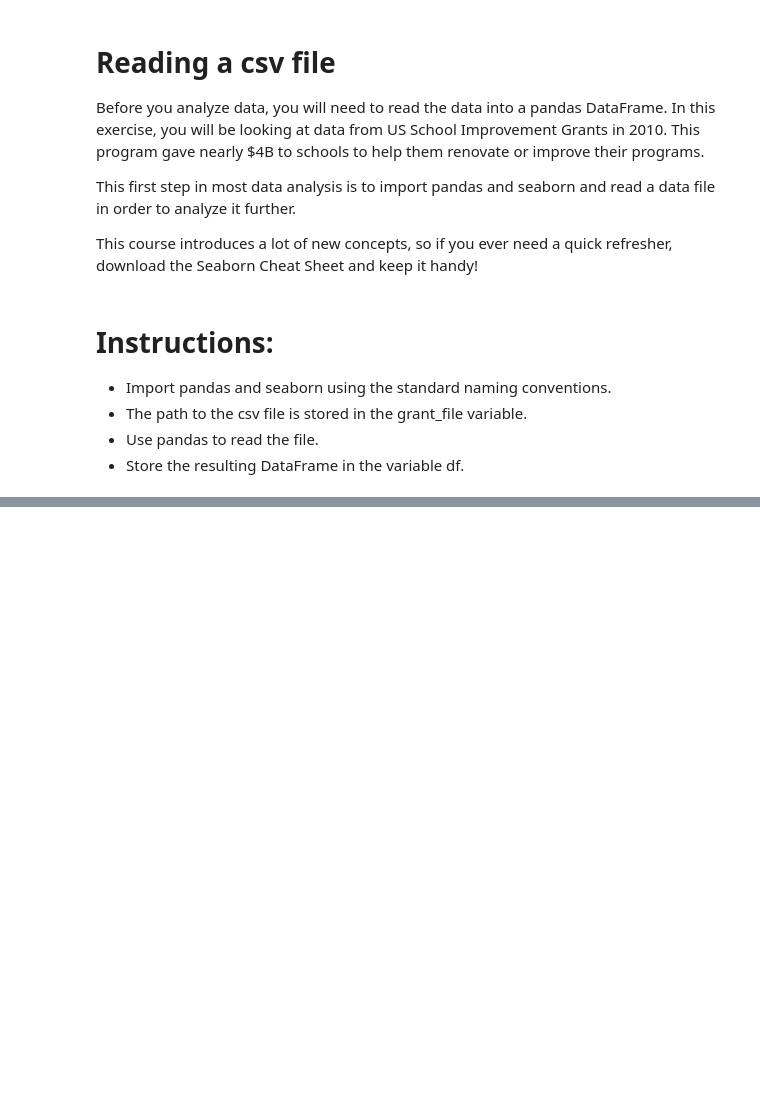
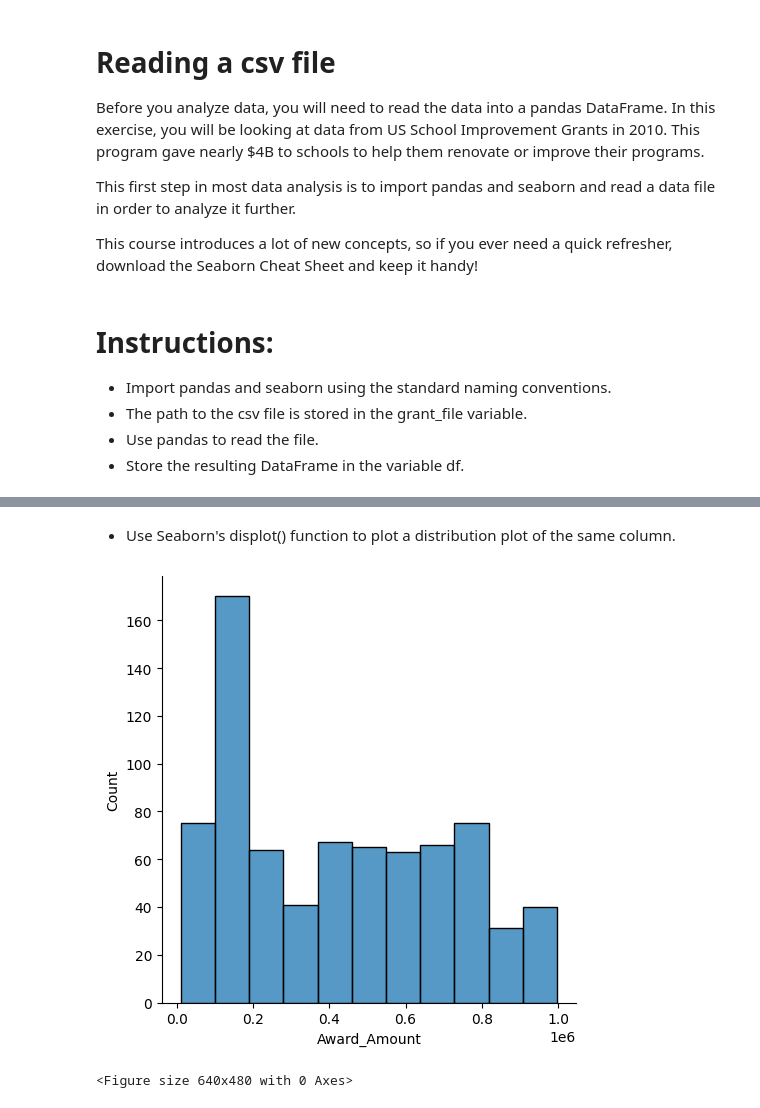
Before and after one commit to sendecka/DataCamp, a Jupyter notebook: DataCamp/13 Intermediate Data Visualization with Seaborn/01_ Seaborn_Introduction.ipynb, the cells around one changed output, grey strips where cells are left out. Cells and saved outputs as stored; diff of their text form; code cells hidden in the pictures; blank space fills up the shorter version.

```diff
--- a/DataCamp/13 Intermediate Data Visualization with Seaborn/01_ Seaborn_Introduction.ipynb
+++ b/DataCamp/13 Intermediate Data Visualization with Seaborn/01_ Seaborn_Introduction.ipynb
@@ -29,0 +48,12 @@ NameError: name 'grant_file' is not defined
+# %% [markdown]
+- Use Seaborn's displot() function to plot a distribution plot of the same column.
+# %%
+# Display a Seaborn displot
+sns.displot(df['Award_Amount'])
+plt.show()
+
+# Clear the displot
+plt.clf()
+# %% [output]
+[figure, added]
+<Figure size 640x480 with 0 Axes>
```
Also changed, not shown: parts of 13 cells of this notebook, 1 other file.
